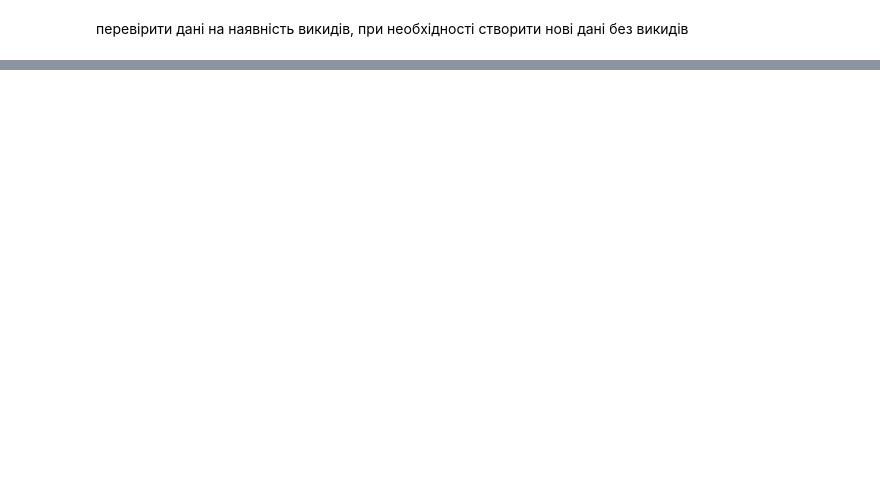
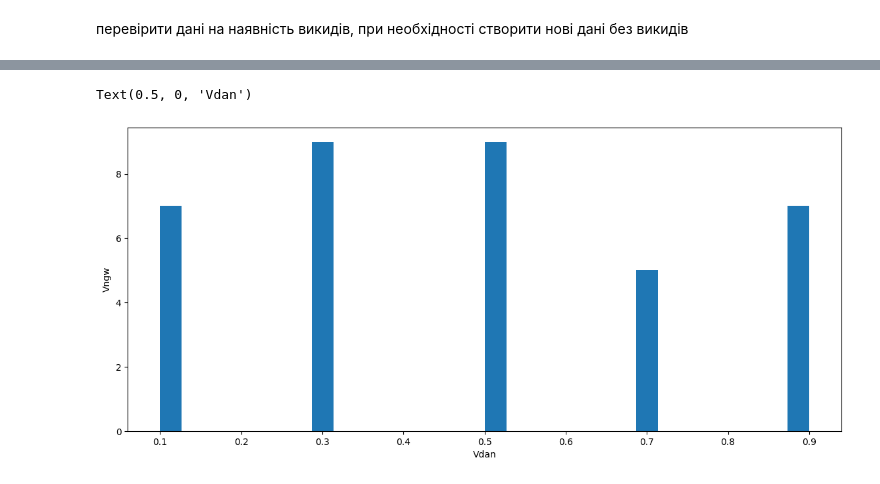
Before and after one commit to IrynaBarnych/AI_EX, a Jupyter notebook: exam/Екзамен.ipynb, the cells around one changed output, grey strips where cells are left out. Drawn from its saved outputs; the diff is of its cells as text; code cells hidden in the pictures; blank space fills up the shorter version.

```diff
--- a/exam/Екзамен.ipynb
+++ b/exam/Екзамен.ipynb
@@ -164,0 +202,12 @@ df.head()
+# %%
+ax = df['Vjpr'].plot(kind='hist',    # тип діаграми hist
+                             bins=30,        # кількість стовпчиків
+                             figsize=(14,6)  # розмір зображення(в дюймах)
+                             )
+
+
+ax.set_ylabel('Vngw')
+ax.set_xlabel('Vdan')
+# %% [output]
+Text(0.5, 0, 'Vdan')
+[figure, added]
```
Also changed, not shown: parts of 18 cells of this notebook.
